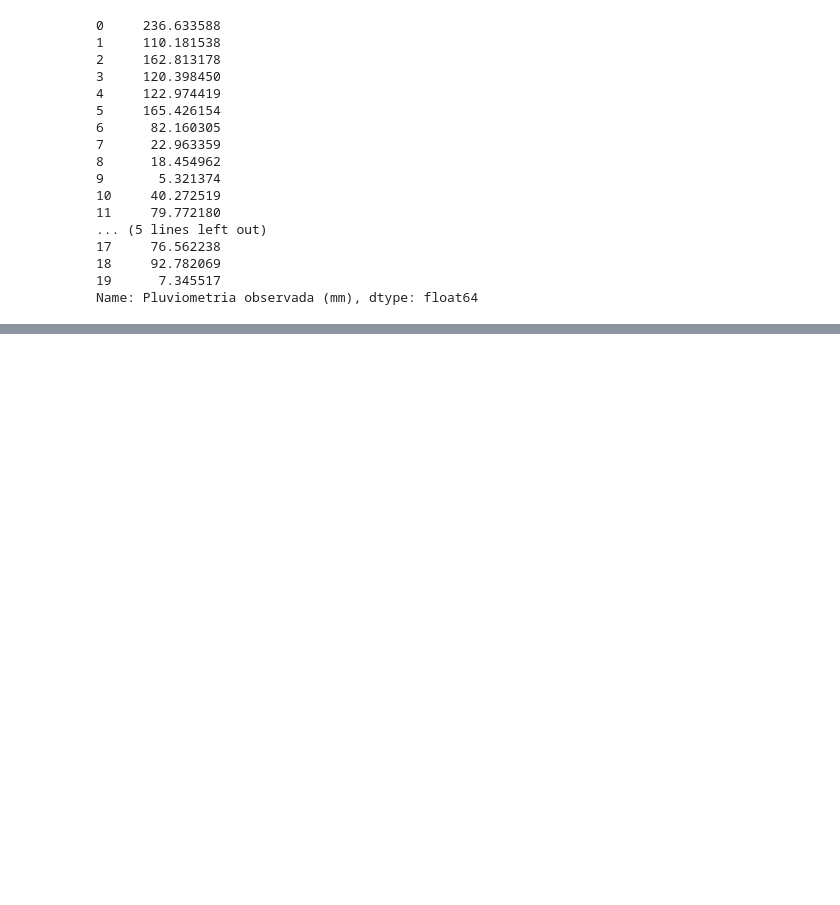
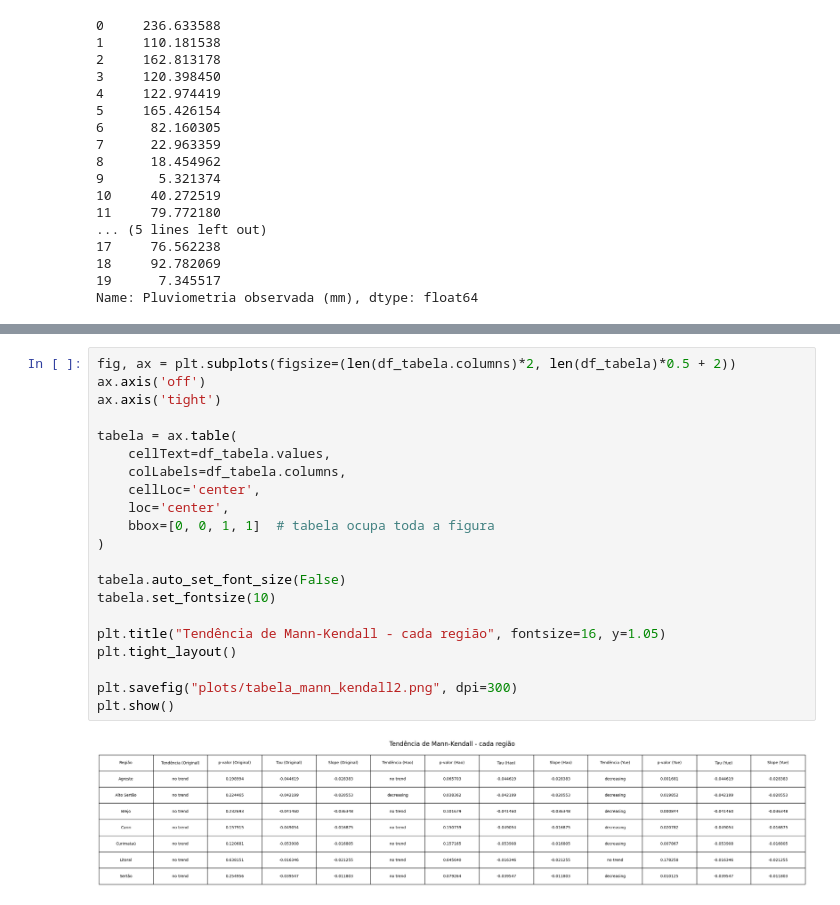
Before and after one commit to luquech/DadosTCC, a Jupyter notebook: AESA.ipynb, the cells around one changed output, grey strips where cells are left out. Drawn from its saved outputs; the diff is of its cells as text; blank space fills up the shorter version.

```diff
--- a/AESA.ipynb
+++ b/AESA.ipynb
@@ -336,0 +493,23 @@ print(df_media_mensal_estado.head(20))
+# %%
+fig, ax = plt.subplots(figsize=(len(df_tabela.columns)*2, len(df_tabela)*0.5 + 2))
+ax.axis('off')
+ax.axis('tight')
+
+tabela = ax.table(
+    cellText=df_tabela.values,
+    colLabels=df_tabela.columns,
+    cellLoc='center',
+    loc='center',
+    bbox=[0, 0, 1, 1]  # tabela ocupa toda a figura
+)
+
+tabela.auto_set_font_size(False)
+tabela.set_fontsize(10)
+
+plt.title("Tendência de Mann-Kendall - cada região", fontsize=16, y=1.05)
+plt.tight_layout()
+
+plt.savefig("plots/tabela_mann_kendall2.png", dpi=300)
+plt.show()
+# %% [output]
+[figure, added]
```
Also changed, not shown: parts of 26 cells of this notebook, 1 other file.
